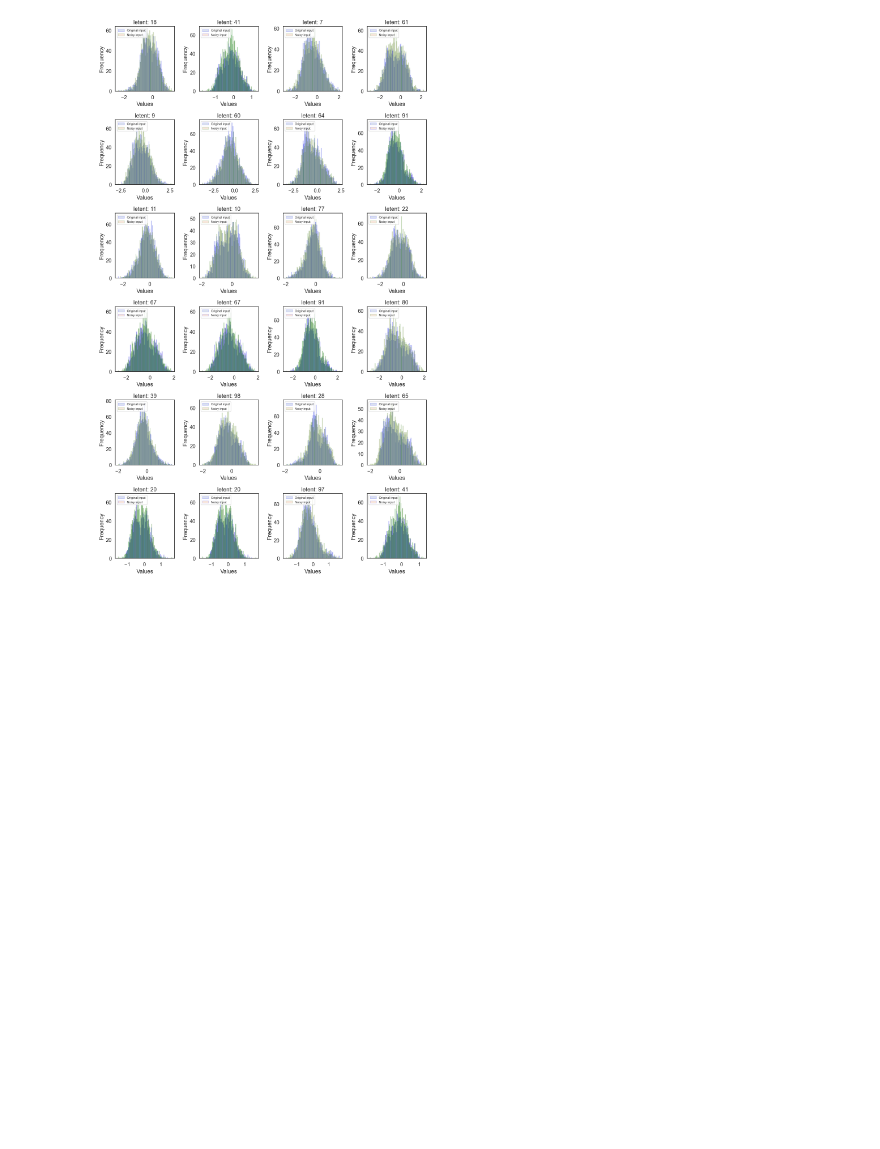
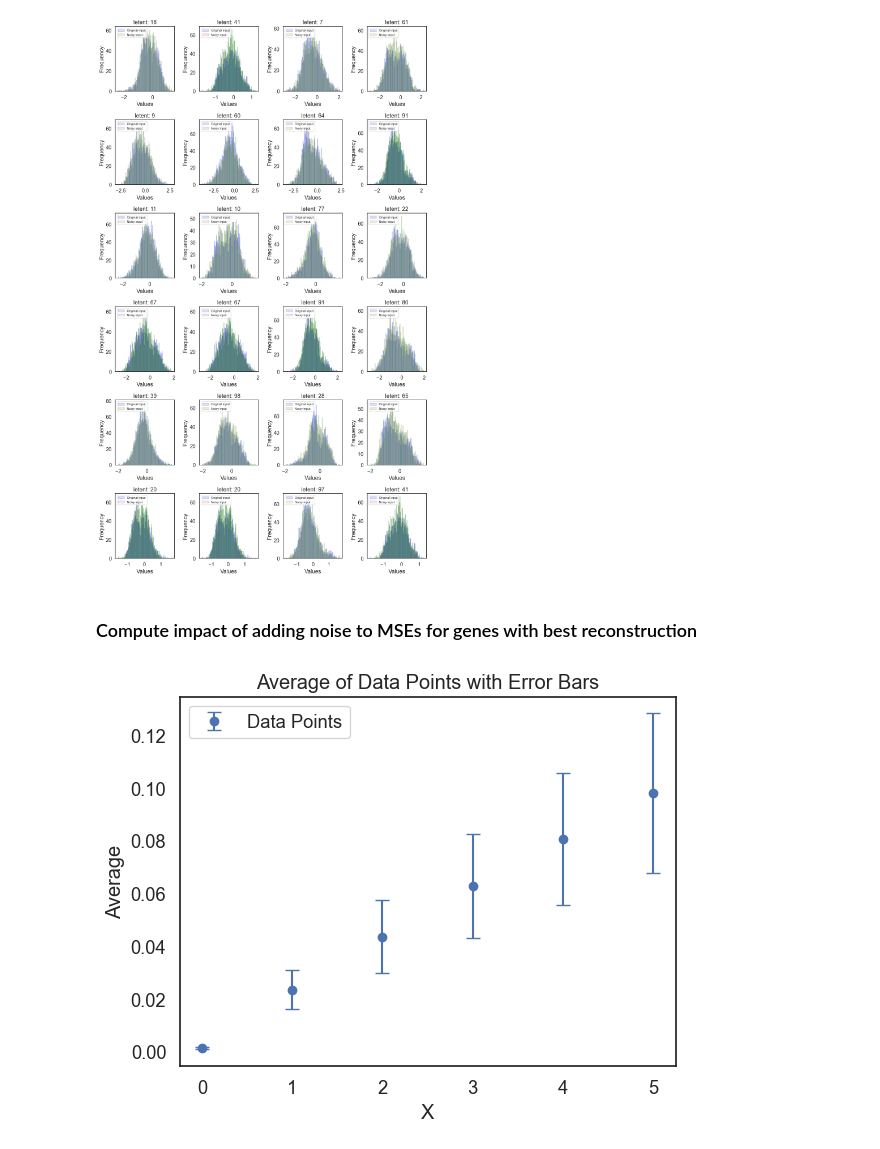
Before and after one commit to aschoudry/VAE_prject, a Jupyter notebook: notebooks/Reconstruction_losses.ipynb, the cells around one changed output. Cells and saved outputs as stored; diff of their text form; code cells hidden in the pictures; blank space fills up the shorter version.

Commit message:
added more analysis at gene level

```diff
--- a/notebooks/Reconstruction_losses.ipynb
+++ b/notebooks/Reconstruction_losses.ipynb
@@ -1658,7 +1574,9 @@ noisy_datasets.keys()
 dict_keys(['tcga_rnaseq_df_0p1', 'tcga_rnaseq_df_0p18', 'tcga_rnaseq_df_0p36', 'tcga_rnaseq_df_0p54', 'tcga_rnaseq_df_0p72', 'tcga_rnaseq_df_0p90'])
 # %%
 latent_mu, latent_sigma = VAE_latent_out(rnaseq_df)
-latent_mu_noisy, latent_sigma_noisy = VAE_latent_out(noisy_datasets['tcga_rnaseq_df_0p90'])
+latent_mu_noisy, latent_sigma_noisy = VAE_latent_out(
+    noisy_datasets["tcga_rnaseq_df_0p90"]
+)
 # %%
 # randomly select 15 columns in the latend space
 random_column_num = [str(random.randint(0, 99)) for _ in range(24)]
@@ -1696,3 +1615,5 @@ def plot_histograms_latent(df, df_noisy):
 plot_histograms_latent(latent_mu_sort, latent_mu_sort_noisy)
 # %% [output]
 [figure]
+# %% [markdown]
+### Compute impact of adding noise to MSEs for genes with best reconstruction
@@ -1698,0 +1635,41 @@ plot_histograms_latent(latent_mu_sort, latent_mu_sort_noisy)
+# %%
+latent_mu, latent_var = VAE_latent_out(rnaseq_df)
+means_mu = []
+stds_mu = []
+means_var = []
+stds_var = []
+for filename in noisy_datasets.keys():
+    latent_mu_noisy, latent_var_noisy = VAE_latent_out(noisy_datasets[filename])
+
+    latent_loss_mu = compute_latent_losses(latent_mu, latent_mu_noisy)
+    latent_loss_var = compute_latent_losses(latent_var, latent_var_noisy)
+
+    mean_mu = np.mean(latent_loss_mu)
+    mean_var = np.mean(latent_loss_var)
+
+    std_mu = np.std(latent_loss_mu)
+    std_var = np.std(latent_loss_var)
+
+    means_mu.append(mean_mu)
+    means_var.append(mean_var)
+    stds_mu.append(std_mu)
+    stds_var.append(std_var)
+# %%
+import matplotlib.pyplot as plt
+
+x_values = range(6)
+# Plot the average values with error bars
+plt.errorbar(x_values,means_mu, yerr=stds_mu, fmt="o", capsize=5, label="Data Points")
+
+# Add labels and a title
+plt.xlabel("X")
+plt.ylabel("Average")
+plt.title("Average of Data Points with Error Bars")
+
+# Display a legend
+plt.legend()
+
+# Show the plot
+plt.show()
+# %% [output]
+[figure, added]
```
Also changed, not shown: parts of 14 cells of this notebook.
